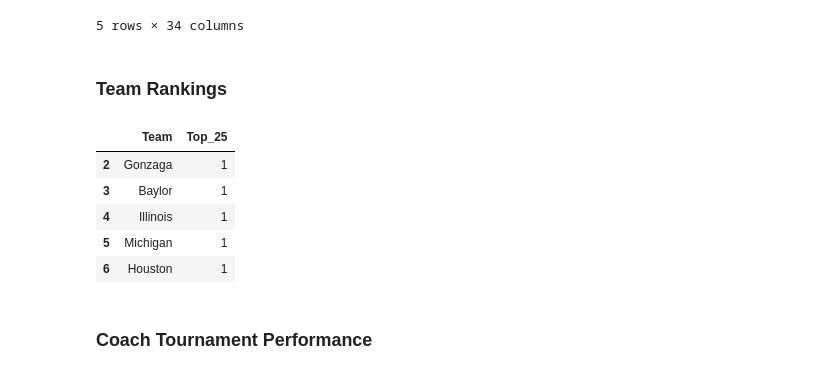
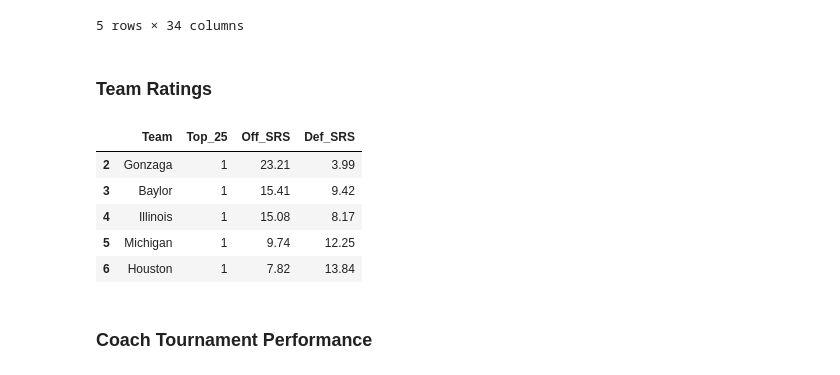
Before and after one commit to matthew-agard/March-Madness-Predictions, a Jupyter notebook: 2022-beta/2022_March_Madness_Predictions.ipynb, the cells around one changed output. Saved outputs shown, nothing was run; the diff lists cells and outputs as text; code cells hidden in the pictures.

```diff
--- a/2022-beta/2022_March_Madness_Predictions.ipynb
+++ b/2022-beta/2022_March_Madness_Predictions.ipynb
@@ -90,17 +90,17 @@ adv_stats_df.head()
 | 4 | 5 | Alabama-Birmingham | 29 | 22 | 7 | .759 | 5.80 | -3.83 | NaN | 13 | ... | ... |
 5 rows × 34 columns
 # %% [markdown]
-### Team Rankings
+### Team Ratings
 # %%
-rankings_df = fetch.get_rankings_data(url=f"https://www.sports-reference.com/cbb/seasons/{curr_year}-ratings.html")
-rankings_df.head()
+ratings_df = fetch.get_ratings_data(url=f"https://www.sports-reference.com/cbb/seasons/{curr_year}-ratings.html")
+ratings_df.head()
 # %% [output]
-|  | Team | Top_25 |
-| 2 | Gonzaga | 1 |
-| 3 | Baylor | 1 |
-| 4 | Illinois | 1 |
-| 5 | Michigan | 1 |
-| 6 | Houston | 1 |
+|  | Team | Top_25 | Off_SRS | Def_SRS |
+| 2 | Gonzaga | 1 | 23.21 | 3.99 |
+| 3 | Baylor | 1 | 15.41 | 9.42 |
+| 4 | Illinois | 1 | 15.08 | 8.17 |
+| 5 | Michigan | 1 | 9.74 | 12.25 |
+| 6 | Houston | 1 | 7.82 | 13.84 |
 # %% [markdown]
 ### Coach Tournament Performance
 # %%
```
Also changed, not shown: parts of 30 cells of this notebook, 2 other files.
